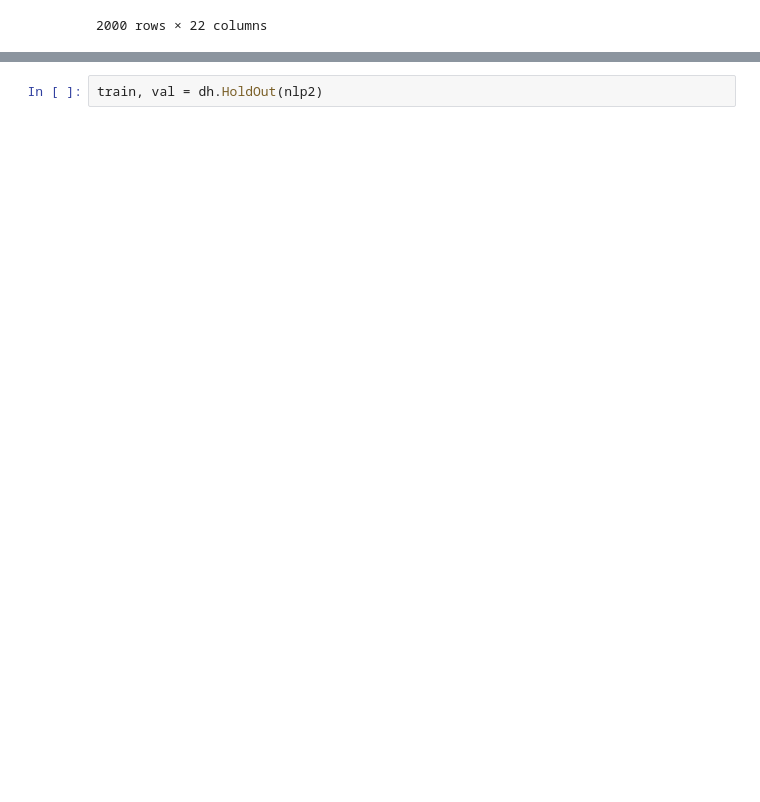
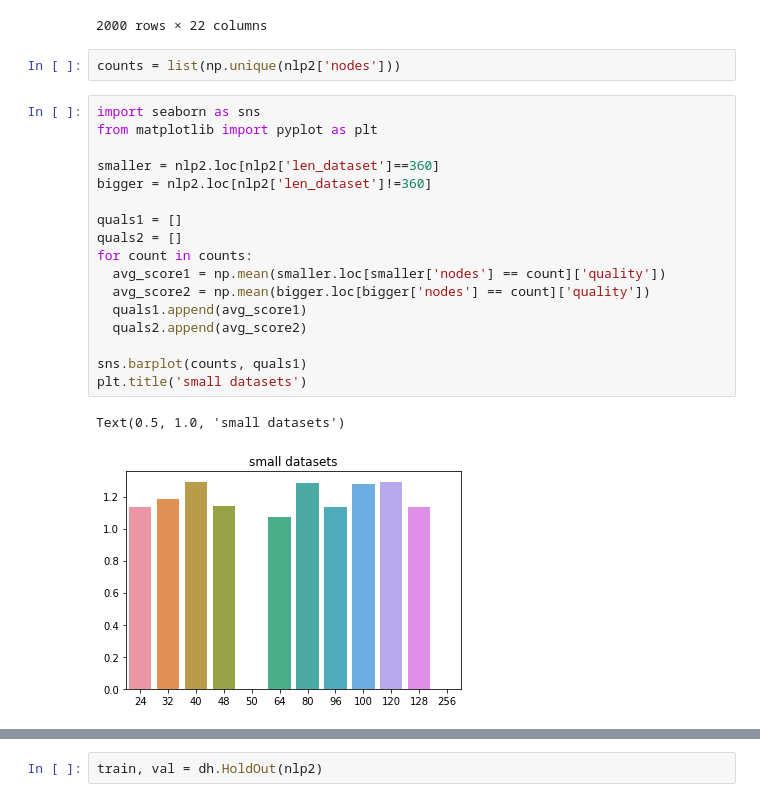
Before and after one commit to spe301/AI-generated-AI, a Jupyter notebook: AI_generated_NLP.ipynb, the cells around one changed output, grey strips where cells are left out. Cells and saved outputs as stored; diff of their text form; blank space fills up the shorter version.

```diff
--- a/AI_generated_NLP.ipynb
+++ b/AI_generated_NLP.ipynb
@@ -129,3 +130,25 @@ nlp2
 | 1998 | 3 | 12300 | 256 | 1 | 1 | 1 | 6 | 32 | 8936 | ... |
 | 1999 | 3 | 12300 | 256 | 1 | 1 | 1 | 6 | 32 | 8936 | ... |
 2000 rows × 22 columns
+# %%
+counts = list(np.unique(nlp2['nodes']))
+# %%
+import seaborn as sns
+from matplotlib import pyplot as plt
+
+smaller = nlp2.loc[nlp2['len_dataset']==360]
+bigger = nlp2.loc[nlp2['len_dataset']!=360]
+
+quals1 = []
+quals2 = []
+for count in counts:
+  avg_score1 = np.mean(smaller.loc[smaller['nodes'] == count]['quality'])
+  avg_score2 = np.mean(bigger.loc[bigger['nodes'] == count]['quality'])
+  quals1.append(avg_score1)
+  quals2.append(avg_score2)
+
+sns.barplot(counts, quals1)
+plt.title('small datasets')
+# %% [output]
+Text(0.5, 1.0, 'small datasets')
+[figure, added]
```
Also changed, not shown: parts of 16 cells of this notebook.
